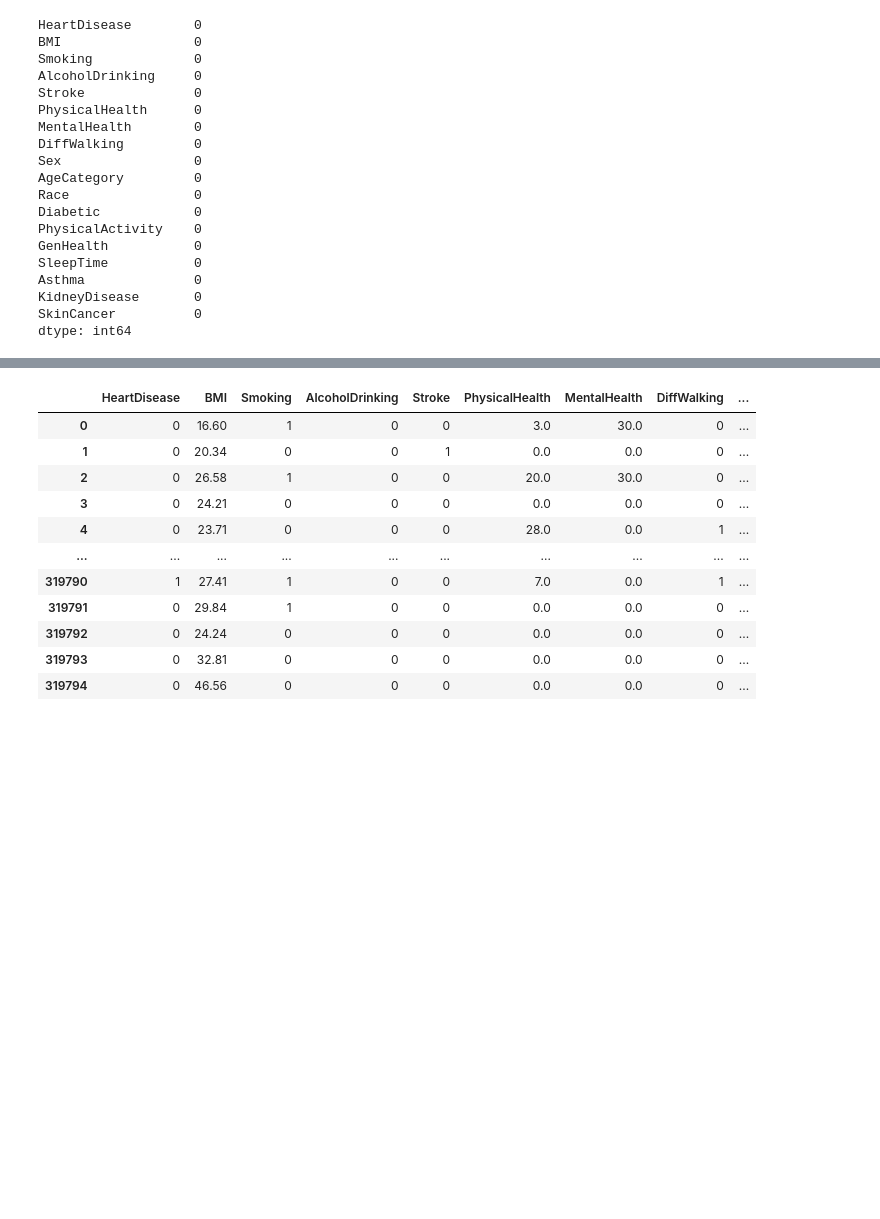
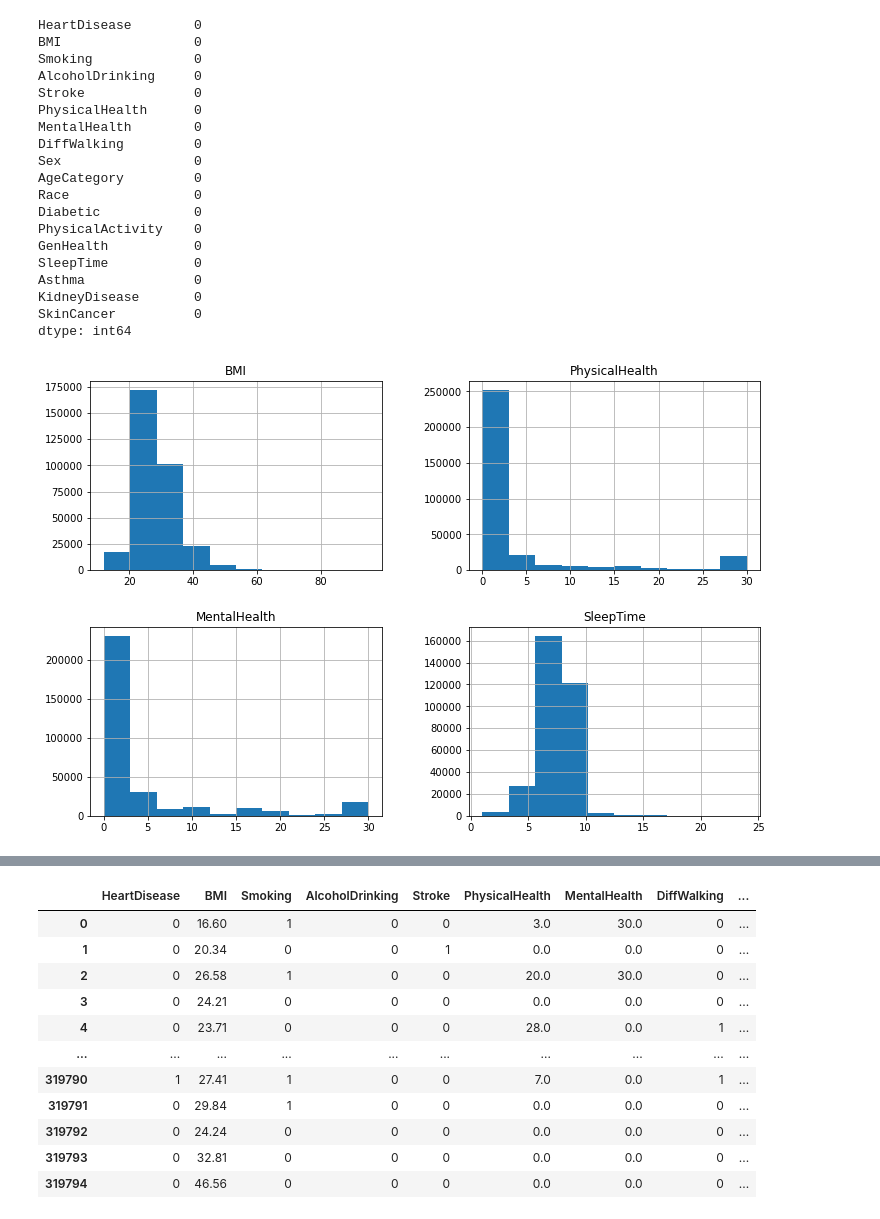
Before and after one commit to bkudaimi/Applied-Data-Science, a Jupyter notebook: DSC 680 Project 2 - Classifying Heart Disease.ipynb, the cells around one changed output, grey strips where cells are left out. Cells and saved outputs as stored; diff of their text form; code cells hidden in the pictures; blank space fills up the shorter version.

```diff
--- a/DSC 680 Project 2 - Classifying Heart Disease.ipynb
+++ b/DSC 680 Project 2 - Classifying Heart Disease.ipynb
@@ -47,3 +47,9 @@ Asthma              0
 KidneyDisease       0
 SkinCancer          0
 dtype: int64
+# %%
+#Viewing histograms of the non-categorical variables
+heart_df.hist(figsize = (12, 8))
+plt.show()
+# %% [output]
+[figure, added]
```
Also changed, not shown: parts of 3 cells of this notebook.
